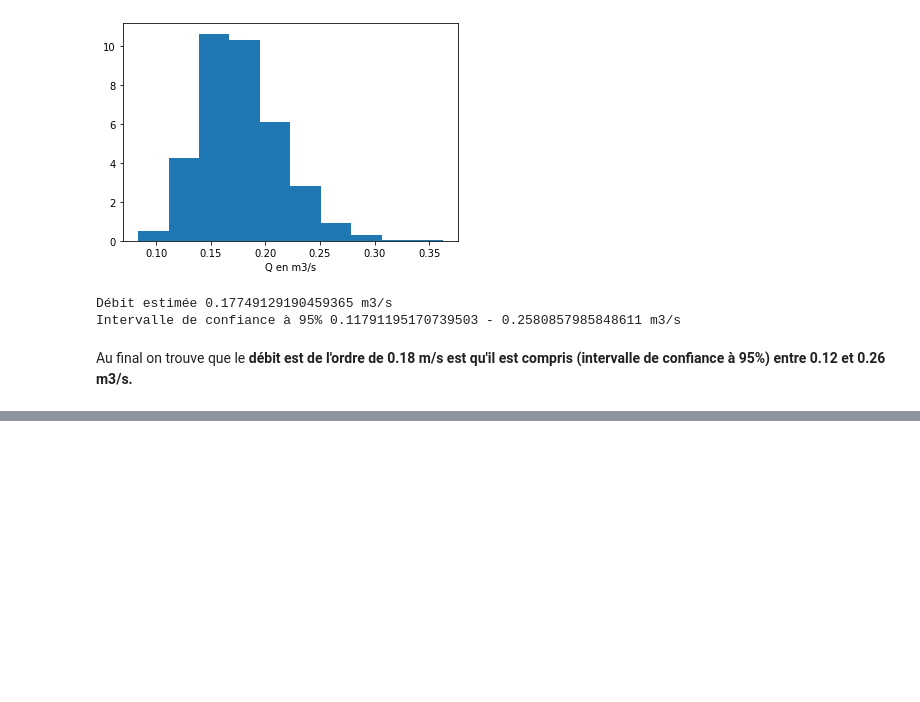
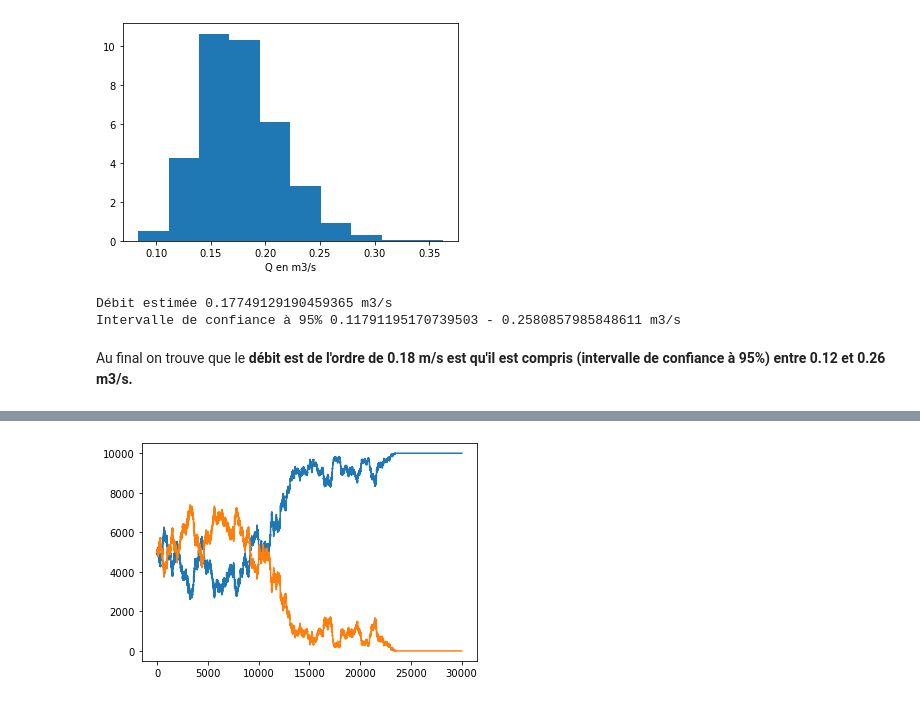
Before and after one commit to randlab/amde, a Jupyter notebook: series/serie09_solutions.ipynb, the cells around one changed output, grey strips where cells are left out. Saved outputs shown, nothing was run; the diff lists cells and outputs as text; code cells hidden in the pictures; blank space fills up the shorter version.

```diff
--- a/series/serie09_solutions.ipynb
+++ b/series/serie09_solutions.ipynb
@@ -116,0 +150,23 @@ Au final on trouve que le **débit est de l'ordre de 0.18 m/s est qu'il est comp
+# %%
+def simul_populations(N,nsteps,mortality):
+
+    N1 = np.zeros(nsteps)
+    N2 = np.zeros(nsteps)
+
+    N1[0] = N/2
+    N2[0] = N/2
+
+    for i in range(1,nsteps):
+
+        dead1 = np.random.binomial(N1[i-1], mortality)
+        dead2 = np.random.binomial(N2[i-1], mortality)
+
+        deads = dead1 + dead2
+
+        new1 = np.random.binomial(deads, N1[i-1]/N)
+        new2 = deads - new1
+
+        N1[i] = N1[i-1] - dead1 + new1
+        N2[i] = N2[i-1] - dead2 + new2
+
+    return N1, N2
@@ -116,0 +180,12 @@ Au final on trouve que le **débit est de l'ordre de 0.18 m/s est qu'il est comp
+# %%
+N = 10000
+nsteps = 30000
+mortality = 0.35
+
+N1, N2 = simul_populations(N,nsteps,mortality)
+
+plt.plot(N1)
+plt.plot(N2)
+plt.show()
+# %% [output]
+[figure, added]
```
Also changed, not shown: parts of 7 cells of this notebook, 4 other files.
